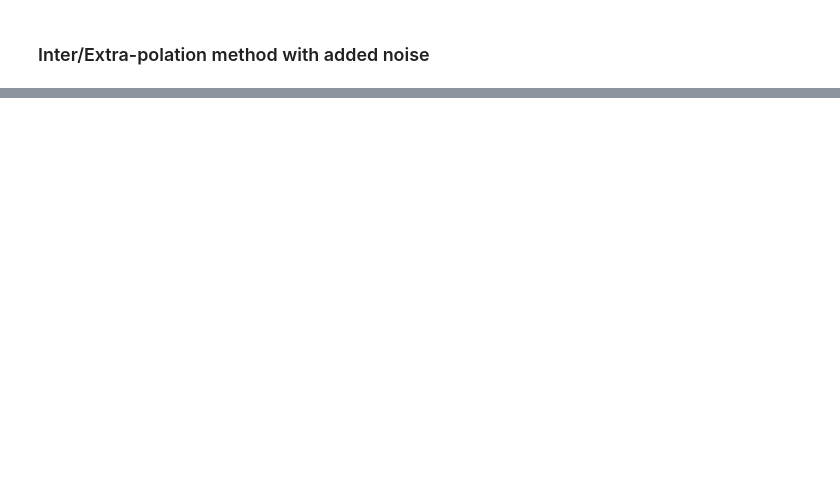
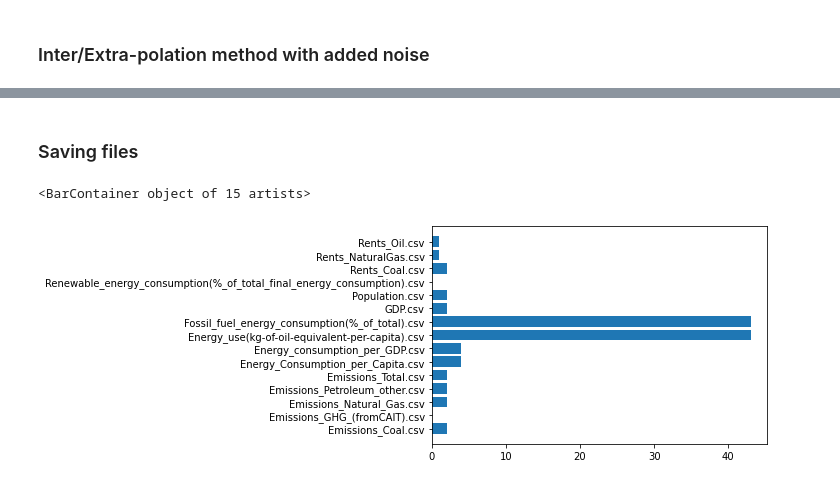
Before and after one commit to FabioHodo/EIB2_ClimateRisk, a Jupyter notebook: cleaned data/data_imputed/Imputation.ipynb, the cells around one changed output, grey strips where cells are left out. Cells and saved outputs as stored; diff of their text form; code cells hidden in the pictures; blank space fills up the shorter version.

```diff
--- a/cleaned data/data_imputed/Imputation.ipynb
+++ b/cleaned data/data_imputed/Imputation.ipynb
@@ -108,9 +91,11 @@ KNNimpute(df_list[0]).head(15)
 def clean_df(temp):
     temp = temp.drop(columns=['Country','Code'])
     temp = temp.transpose()
+    temp = temp.replace('NaN', np.NaN)
+    temp = temp.replace('NA', np.NaN)
     temp = temp.replace('', np.NaN)
     temp = temp.replace('--', np.NaN)
-    return temp
+    return temp.astype(float)
 
 #randomly impute missing values by sampling from original
 np.random.seed(42)
@@ -286,6 +314,8 @@ Series([], dtype: int64)
+# %% [markdown]
+### Saving files
 # %%
 # save csv in file
-path = r"C:\Users\fabio\Documents\GitHub\EIB2_ClimateRisk\cleaned data\data_imputed\imputed_knn\"
+path = r"C:\Users\fabio\Documents\GitHub\EIB2_ClimateRisk\cleaned data\data_imputed\imputed_knn"
 
 for i in range(len(df_list)):
-    KNNimpute(df_list[i]).to_csv(df_names[i])
+    KNNimpute(df_list[i]).to_csv(path +"/" + df_names[i])
@@ -295,0 +322,16 @@ KNNimpute(df_list[i]).to_csv(path +"/" + df_names[0])
+# %%
+df_missing_ct = pd.DataFrame(columns=df_names, index = df.columns)
+
+for i in range(len(df_list)):
+    count = 0
+    df = clean_df(df_list[i])
+    for j in df.columns:
+        if df[j].isnull().sum() >14:
+            #print('in df',df_names[i] ,'A country has: ',df[j].isnull().sum(), 'missing values')
+            count += 1
+    df_missing_ct[df_names[i]] = count
+df_missing_ct
+plt.barh(df_missing_ct.columns, df_missing_ct.max())
+# %% [output]
+<BarContainer object of 15 artists>
+[figure, added]
```
Also changed, not shown: parts of 22 cells of this notebook, 1 other file.
